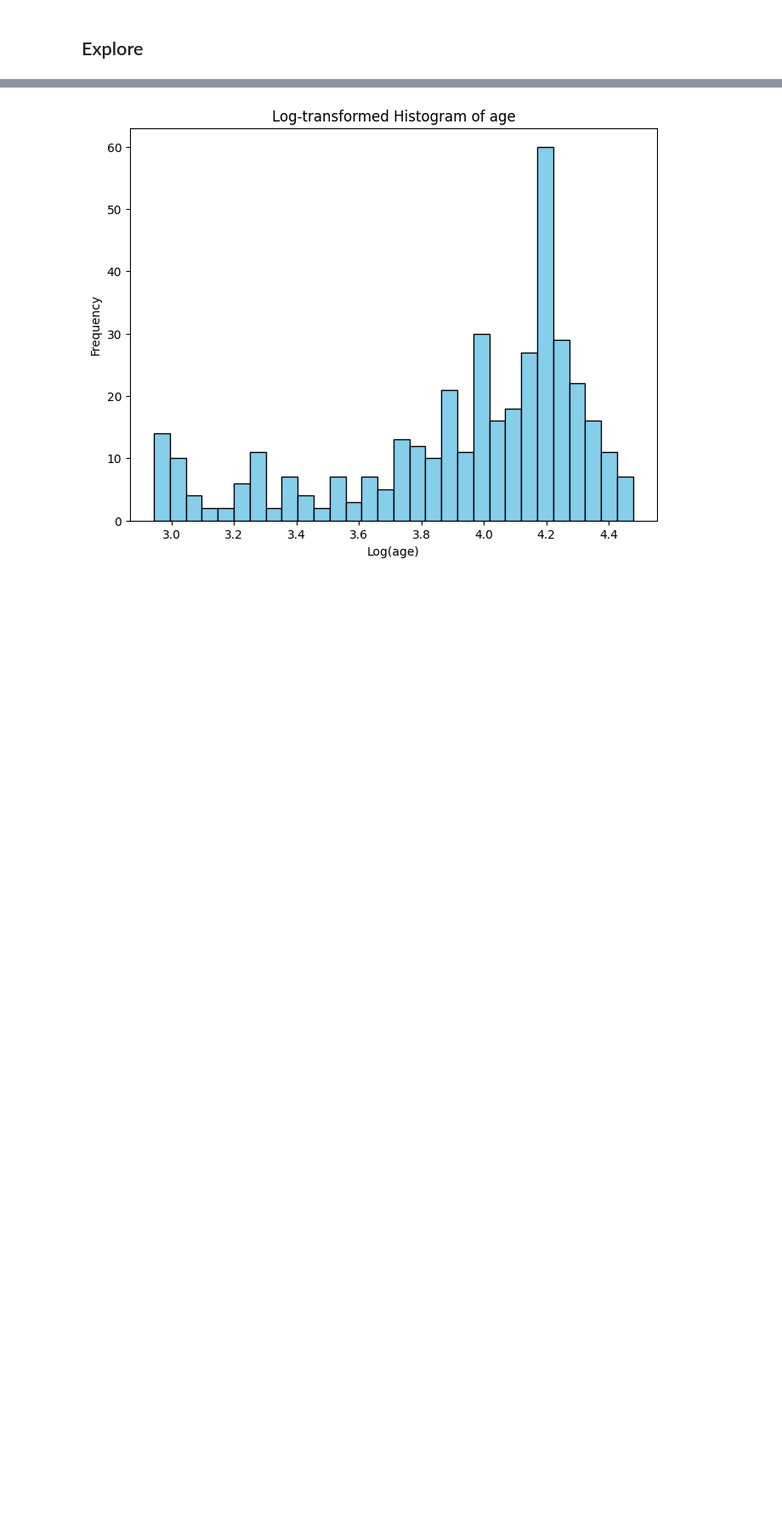
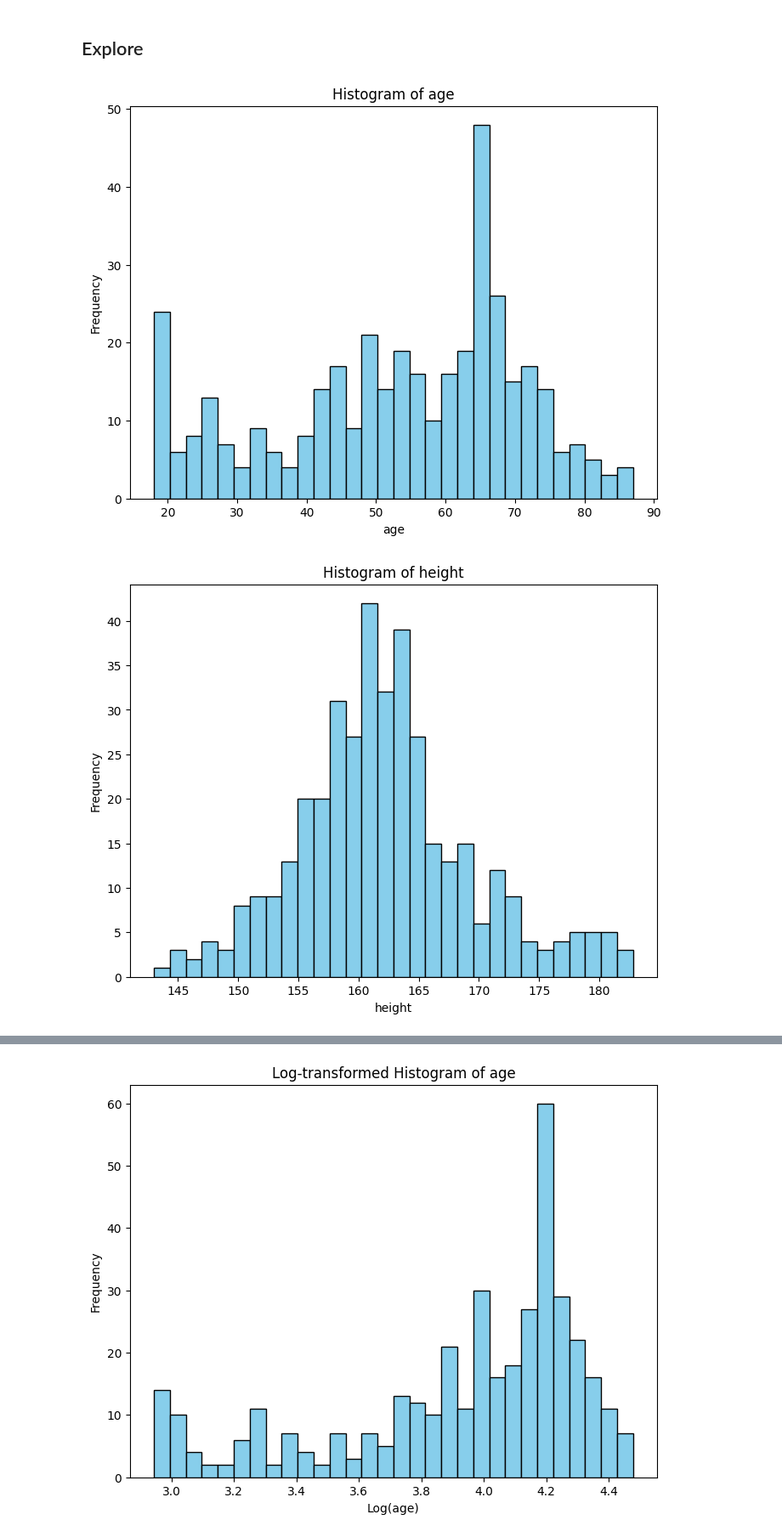
Before and after one commit to KomlaRD/Adult-Weight-Estimation, a Jupyter notebook: muac_machine_learning.ipynb, the cells around one changed output, grey strips where cells are left out. Shown: that part at 85% size. Cells and saved outputs as stored; diff of their text form; code cells hidden in the pictures; blank space fills up the shorter version.

```diff
--- a/muac_machine_learning.ipynb
+++ b/muac_machine_learning.ipynb
@@ -76,3 +74,16 @@ display(df.head())
 | 4 | Female | Christian | Higher | Retired | 74 | 159.2 | 50.2 | 32.0 | 30.0 | 19.806949 | ... |
 # %% [markdown]
 ## Explore
+# %%
+# Histogram of numeric variables
+numeric_cols = df.select_dtypes(include=np.number).columns
+for col in numeric_cols:
+    plt.figure(figsize=(8, 6))
+    plt.hist(df[col], bins=30, color='skyblue', edgecolor='black')
+    plt.title(f'Histogram of {col}')
+    plt.xlabel(f'{col}')
+    plt.ylabel('Frequency')
+    plt.show()
+# %% [output]
+[figure, added]
+[figure, added]
```
Also changed, not shown: parts of 10 cells of this notebook.
